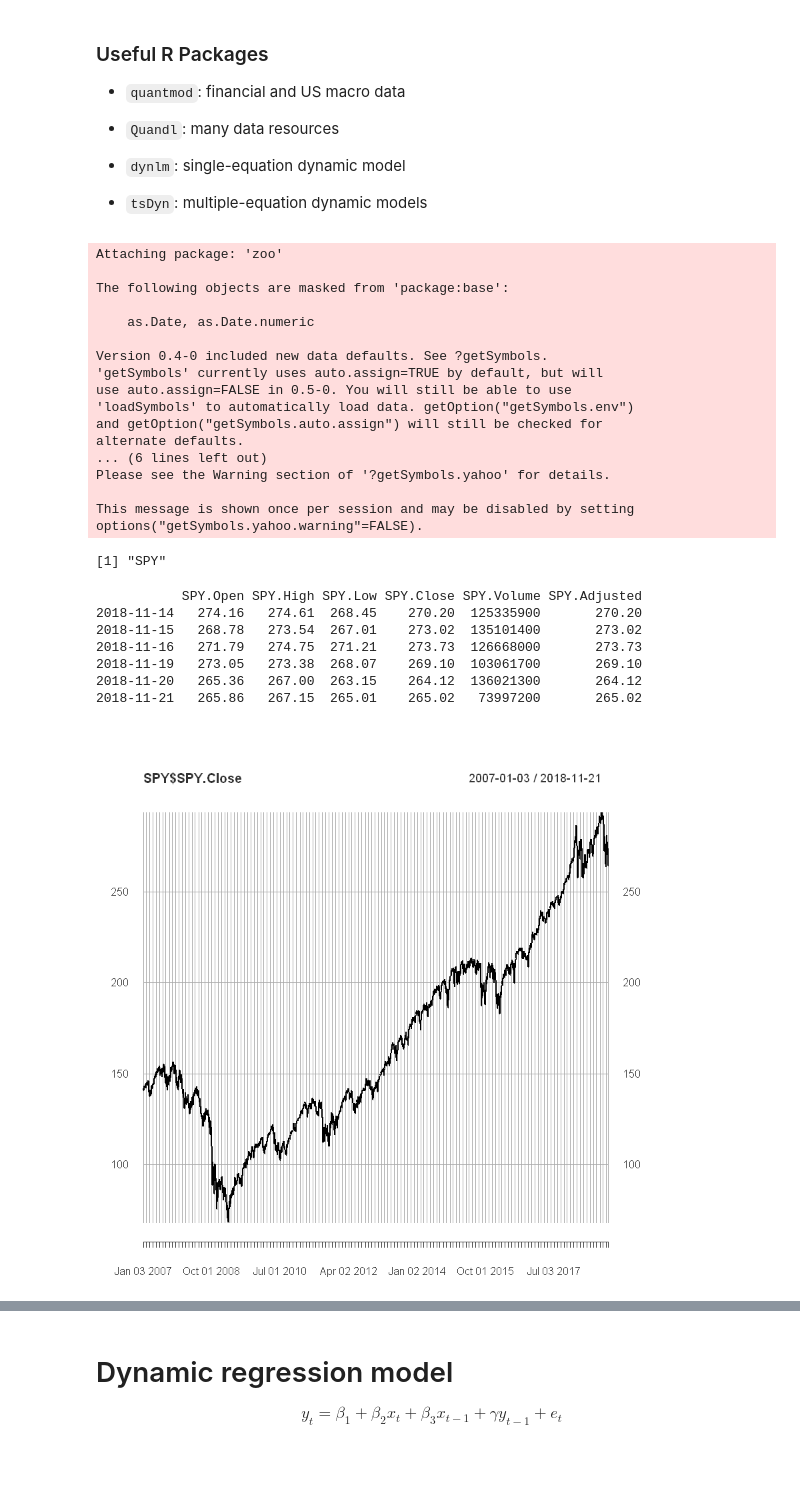
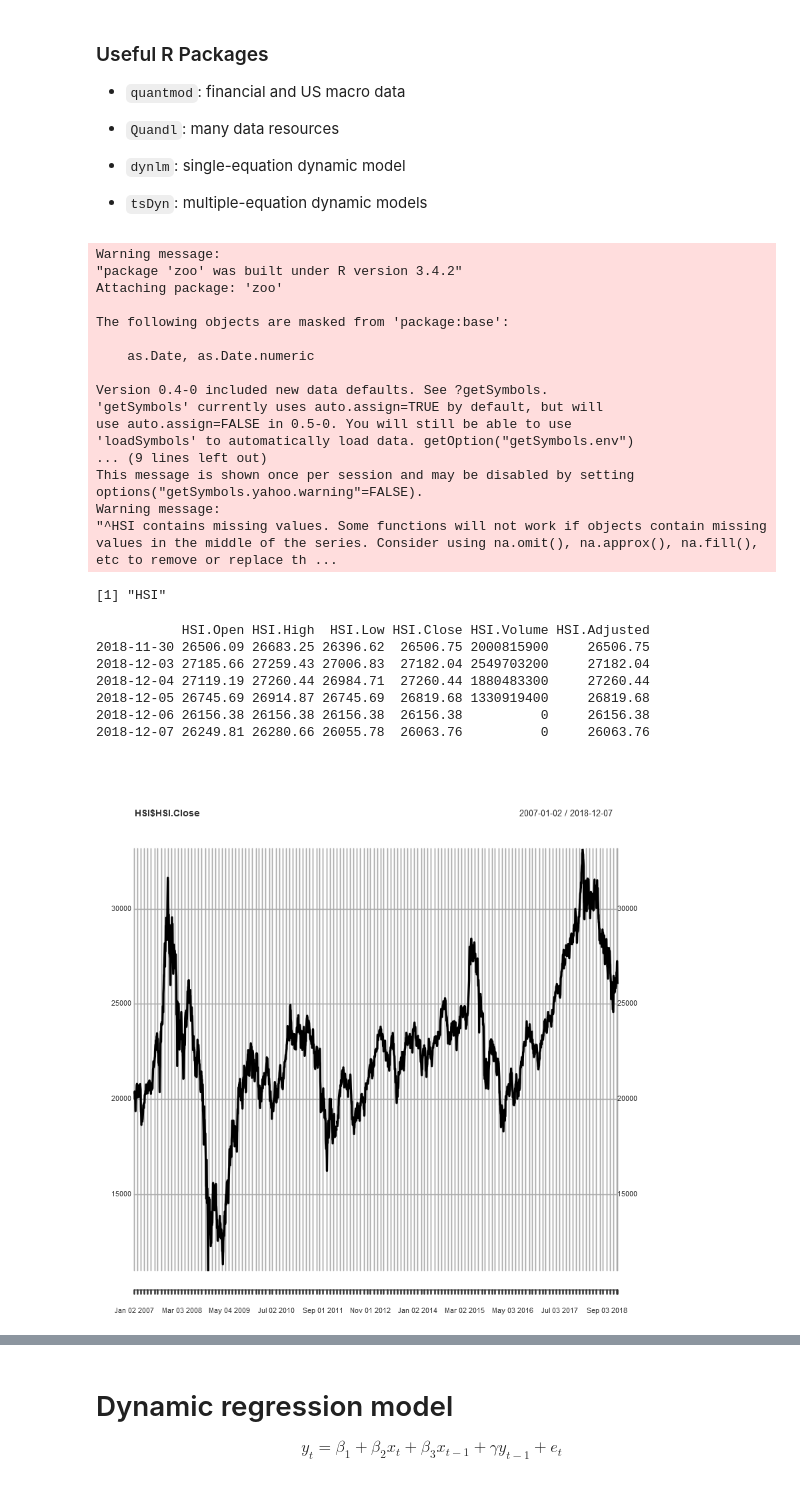
Before and after one commit to zhentaoshi/Econ5121A, a Jupyter notebook: Msc/time_series.ipynb, the cells around one changed output, grey strips where cells are left out. Saved outputs shown, nothing was run; the diff lists cells and outputs as text; code cells hidden in the pictures.

Commit message:
add Msc time series slides

```diff
--- a/Msc/time_series.ipynb
+++ b/Msc/time_series.ipynb
@@ -17,37 +17,37 @@
 * `tsDyn`: multiple-equation dynamic models
 # %%
 library(quantmod, quietly = TRUE)
-getSymbols("SPY") # S&P 500
+getSymbols("^HSI") # S&P 500
 
-tail(SPY)
-plot(SPY$SPY.Close, type = "l")
+tail(HSI)
+plot(HSI$HSI.Close, type = "l")
 # %% [output]
+Warning message:
+"package 'zoo' was built under R version 3.4.2"
 Attaching package: 'zoo'
 
 The following objects are masked from 'package:base':
 
     as.Date, as.Date.numeric
 
 Version 0.4-0 included new data defaults. See ?getSymbols.
 'getSymbols' currently uses auto.assign=TRUE by default, but will
 use auto.assign=FALSE in 0.5-0. You will still be able to use
 'loadSymbols' to automatically load data. getOption("getSymbols.env")
-and getOption("getSymbols.auto.assign") will still be checked for
-alternate defaults.
-... (6 lines left out)
-Please see the Warning section of '?getSymbols.yahoo' for details.
-
+... (9 lines left out)
 This message is shown once per session and may be disabled by setting
 options("getSymbols.yahoo.warning"=FALSE).
+Warning message:
+"^HSI contains missing values. Some functions will not work if objects contain missing values in the middle of the series. Consider using na.omit(), na.approx(), na.fill(), etc to remove or replace th ...
-[1] "SPY"
+[1] "HSI"
-           SPY.Open SPY.High SPY.Low SPY.Close SPY.Volume SPY.Adjusted
-2018-11-14   274.16   274.61  268.45    270.20  125335900       270.20
-2018-11-15   268.78   273.54  267.01    273.02  135101400       273.02
-2018-11-16   271.79   274.75  271.21    273.73  126668000       273.73
-2018-11-19   273.05   273.38  268.07    269.10  103061700       269.10
-2018-11-20   265.36   267.00  263.15    264.12  136021300       264.12
-2018-11-21   265.86   267.15  265.01    265.02   73997200       265.02
+           HSI.Open HSI.High  HSI.Low HSI.Close HSI.Volume HSI.Adjusted
+2018-11-30 26506.09 26683.25 26396.62  26506.75 2000815900     26506.75
+2018-12-03 27185.66 27259.43 27006.83  27182.04 2549703200     27182.04
+2018-12-04 27119.19 27260.44 26984.71  27260.44 1880483300     27260.44
+2018-12-05 26745.69 26914.87 26745.69  26819.68 1330919400     26819.68
+2018-12-06 26156.38 26156.38 26156.38  26156.38          0     26156.38
+2018-12-07 26249.81 26280.66 26055.78  26063.76          0     26063.76
-[figure, old version]
+[figure, new version]
 # %%
 library(Quandl)
 CNH=Quandl("UNAE/GDPCD_CHN") #https://www.quandl.com/data/UNAE/GDPCD_CHN-GDP-Current-Prices-US-Dollars-China
```
Also changed, not shown: 1 other file.
